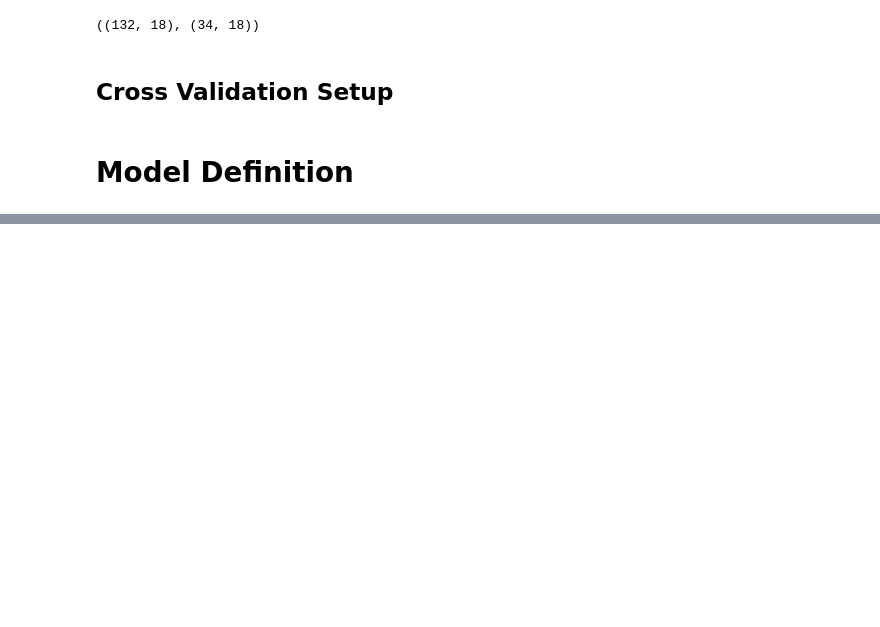
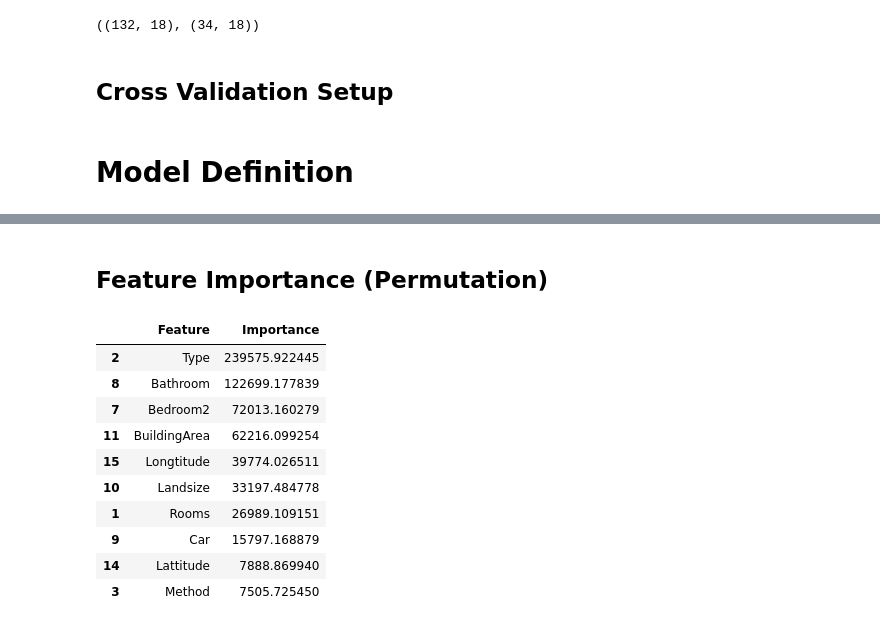
Before and after one commit to AnthonyBnc/Melbourne-housing-regression, a Jupyter notebook: notebook/01_housing_pipeline.ipynb, the cells around one changed output, grey strips where cells are left out. Drawn from its saved outputs; the diff is of its cells as text; code cells hidden in the pictures; blank space fills up the shorter version.

```diff
--- a/notebook/01_housing_pipeline.ipynb
+++ b/notebook/01_housing_pipeline.ipynb
@@ -215,0 +299,26 @@ cv = KFold(n_splits=5, shuffle=True, random_state=42)
+# %% [markdown]
+## Feature Importance (Permutation)
+# %%
+perm = permutation_importance(
+    best_model, X_test, y_test,
+    n_repeats=20, random_state=42, scoring="neg_root_mean_squared_error"
+)
+
+importance_df = pd.DataFrame({
+    "Feature": X_test.columns,
+    "Importance": perm.importances_mean
+}).sort_values("Importance", ascending=False)
+
+importance_df.head(10)
+# %% [output]
+|  | Feature | Importance |
+| 2 | Type | 239575.922445 |
+| 8 | Bathroom | 122699.177839 |
+| 7 | Bedroom2 | 72013.160279 |
+| 11 | BuildingArea | 62216.099254 |
+| 15 | Longtitude | 39774.026511 |
+| 10 | Landsize | 33197.484778 |
+| 1 | Rooms | 26989.109151 |
+| 9 | Car | 15797.168879 |
+| 14 | Lattitude | 7888.869940 |
+| 3 | Method | 7505.725450 |
```
Also changed, not shown: parts of 6 cells of this notebook.
